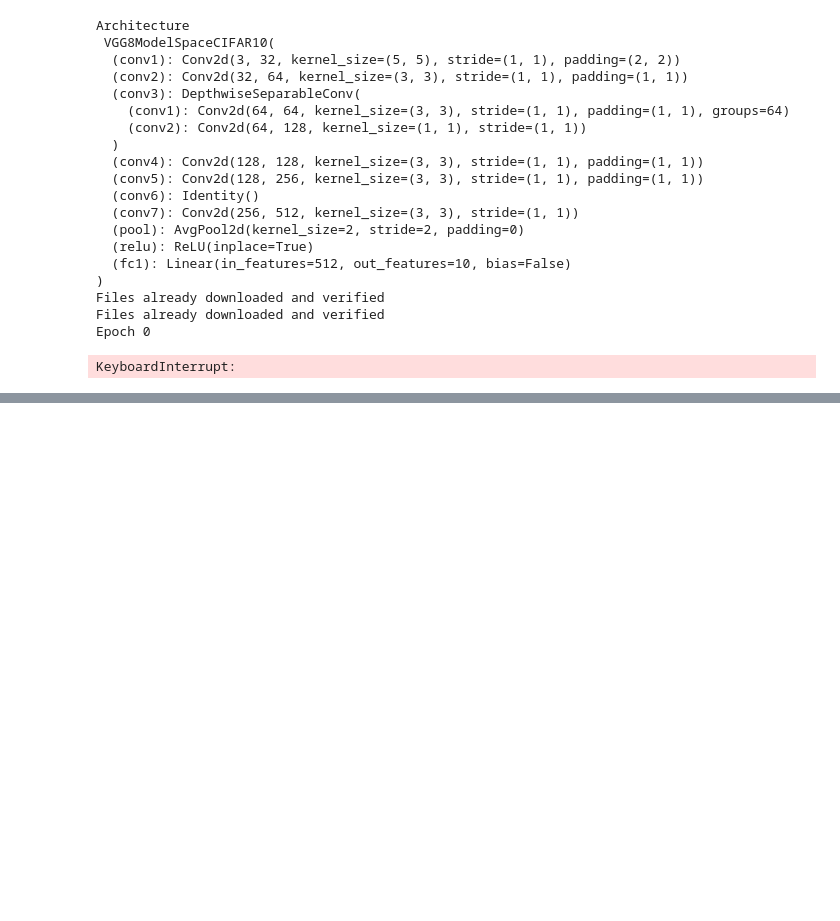
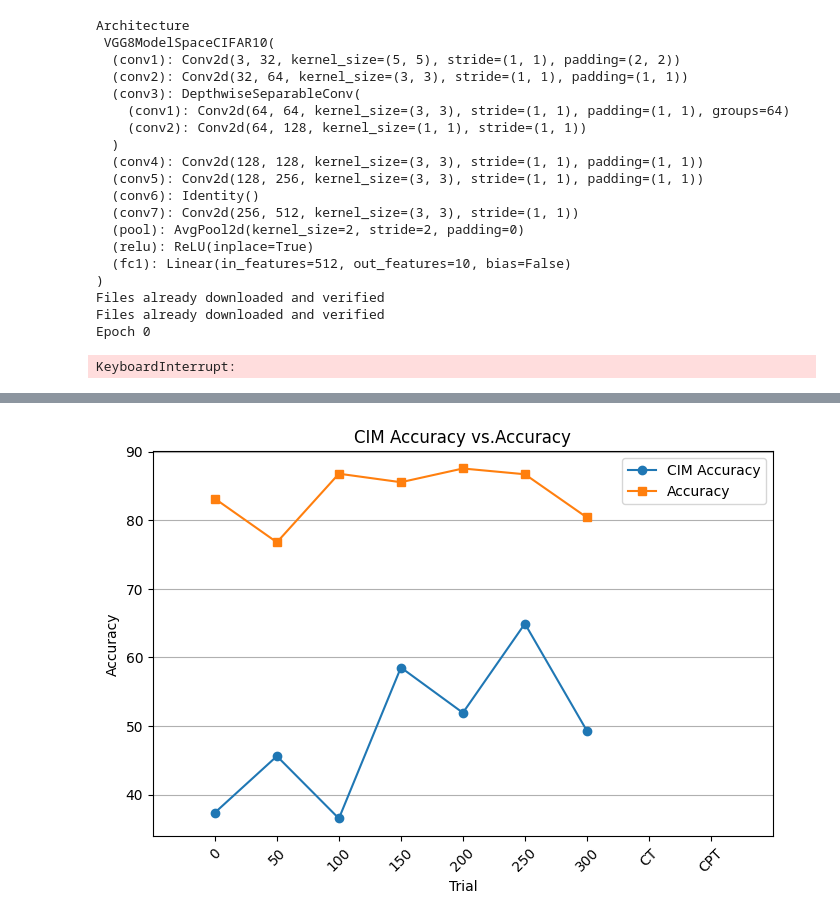
Before and after one commit to LuisSchppk/hwnas-nni, a Jupyter notebook: hwnas/analysis.ipynb, the cells around one changed output, grey strips where cells are left out. Cells and saved outputs as stored; diff of their text form; code cells hidden in the pictures; blank space fills up the shorter version.

```diff
--- a/hwnas/analysis.ipynb
+++ b/hwnas/analysis.ipynb
@@ -344,0 +452,21 @@ KeyboardInterrupt:
+# %%
+plt.figure(figsize=(8, 5))
+plt.plot(df_eval["trial"], df_eval["accuracy"], marker='o', label="CIM Accuracy")
+plt.plot(df_eval["trial"], df_eval["orig_accuracy"], marker='s', label="Accuracy")
+plt.xlabel("Trial")
+plt.ylabel("Accuracy")
+plt.title("CIM Accuracy vs.Accuracy")
+plt.legend()
+# plt.grid(True)
+# plt.tight_layout()
+plt.xlim(left=-1, right=401)
+ticks = plt.xticks()[0]
+labels = [str(int(t)) if t not in [350, 400] else ("CT" if t == 350 else "CPT") for t in ticks]
+plt.xticks(ticks, labels, rotation=45)
+ticks = ticks[1:-1]
+labels = labels[1:-1]
+plt.grid(axis='y')
+plt.xticks(ticks, labels)
+plt.show()
+# %% [output]
+[figure, added]
```
Also changed, not shown: parts of 13 cells of this notebook, 9 other files.
